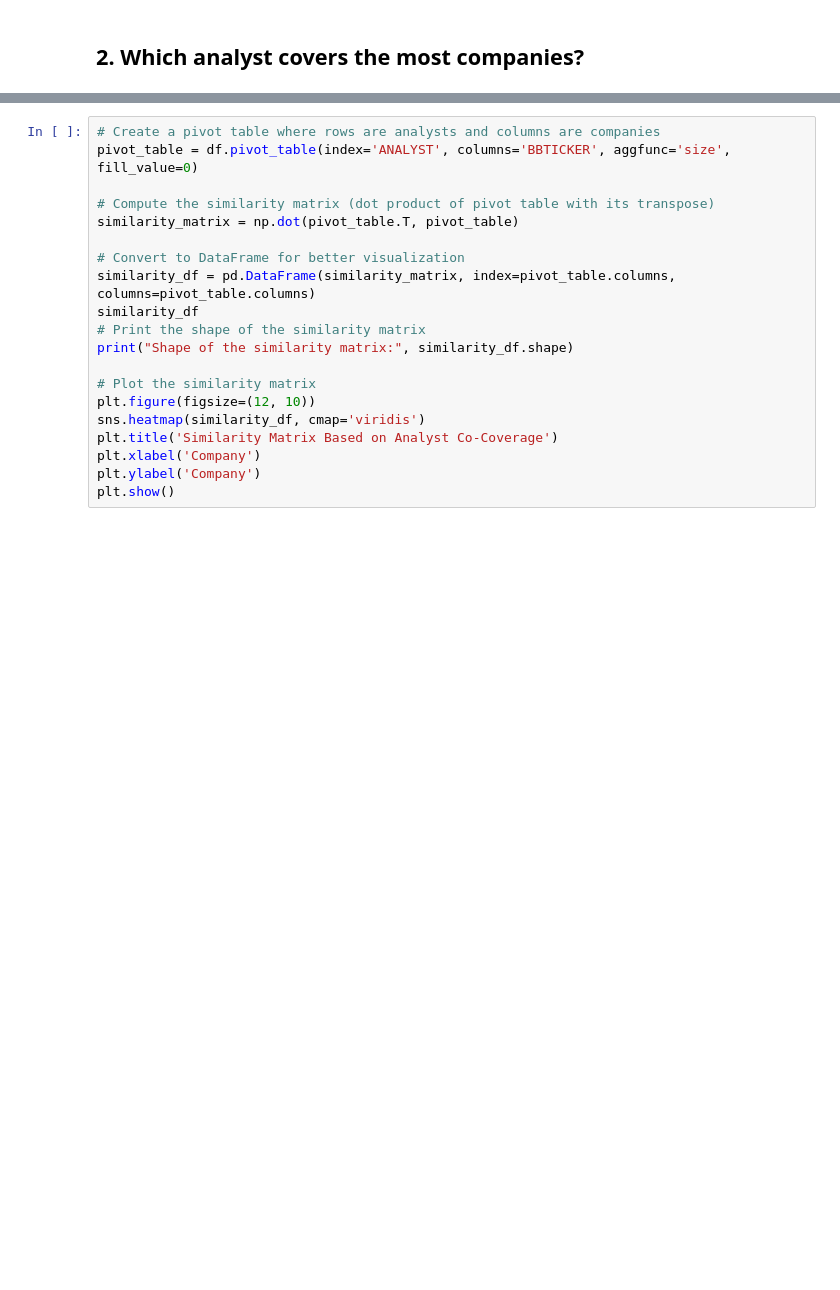
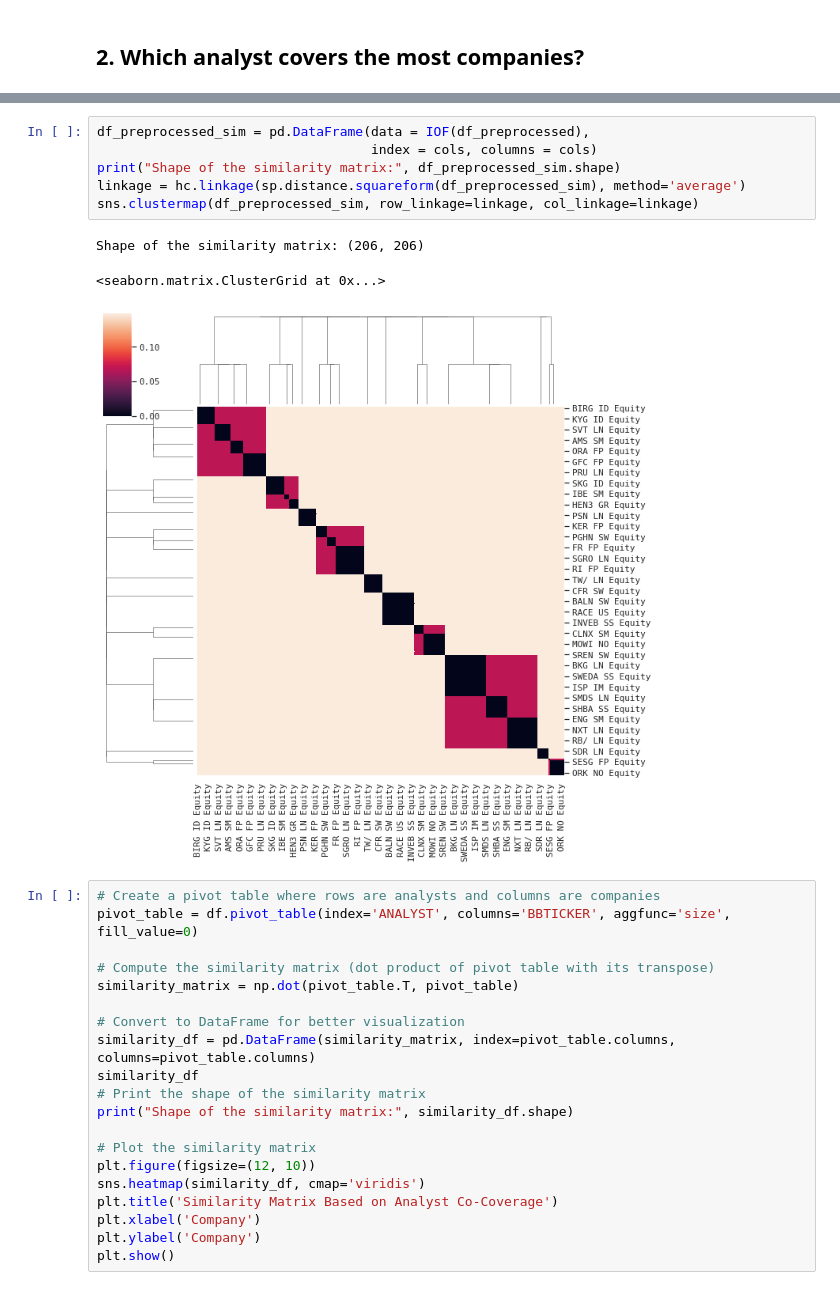
Before and after one commit to saltedpotato/QF632_Project, a Jupyter notebook: Project 3.ipynb, the cells around one changed output, grey strips where cells are left out. Saved outputs shown, nothing was run; the diff lists cells and outputs as text; blank space fills up the shorter version.

```diff
--- a/Project 3.ipynb
+++ b/Project 3.ipynb
@@ -178,3 +231,13 @@ Shape of the similarity matrix: (206, 206)
+# %%
+df_preprocessed_sim = pd.DataFrame(data = IOF(df_preprocessed),
+                                   index = cols, columns = cols)
+print("Shape of the similarity matrix:", df_preprocessed_sim.shape)
+linkage = hc.linkage(sp.distance.squareform(df_preprocessed_sim), method='average')
+sns.clustermap(df_preprocessed_sim, row_linkage=linkage, col_linkage=linkage)
+# %% [output]
+Shape of the similarity matrix: (206, 206)
+<seaborn.matrix.ClusterGrid at 0x...>
+[figure, added]
 # %%
 # Create a pivot table where rows are analysts and columns are companies
 pivot_table = df.pivot_table(index='ANALYST', columns='BBTICKER', aggfunc='size', fill_value=0)
```
Also changed, not shown: parts of 28 cells of this notebook, 1 other file.
